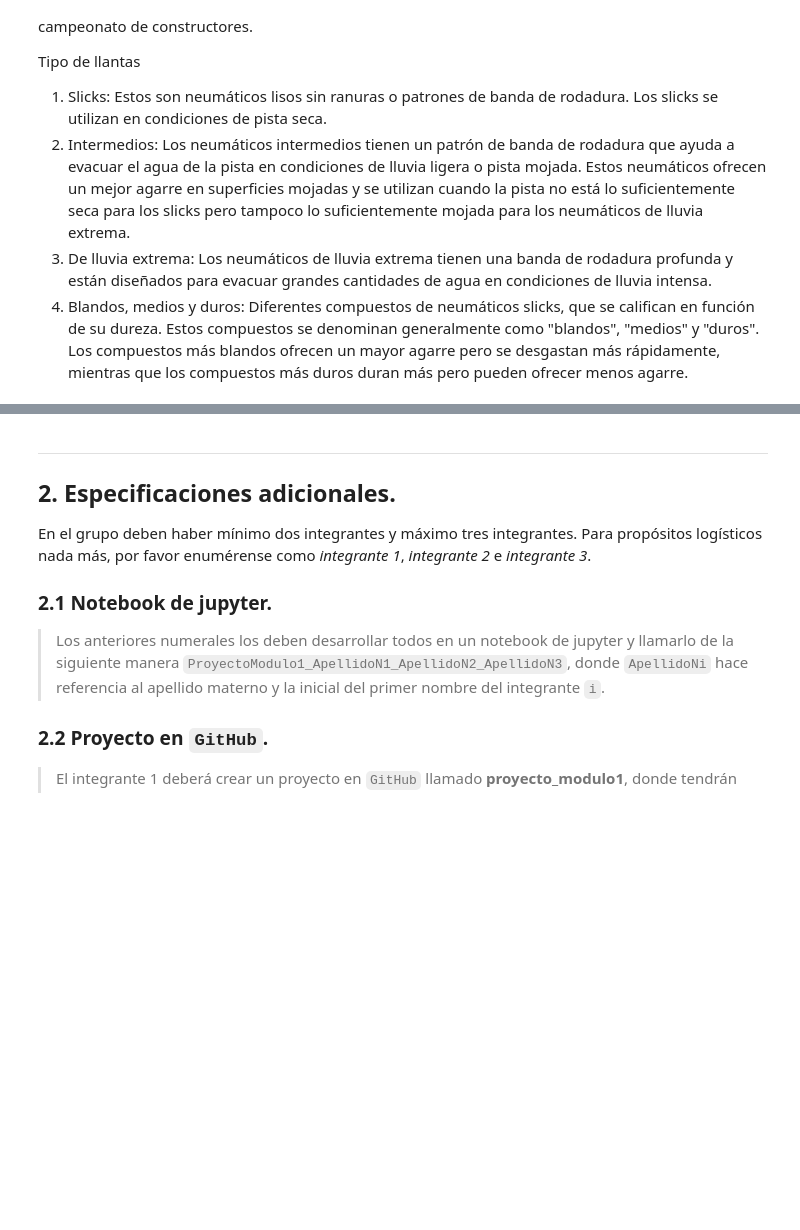
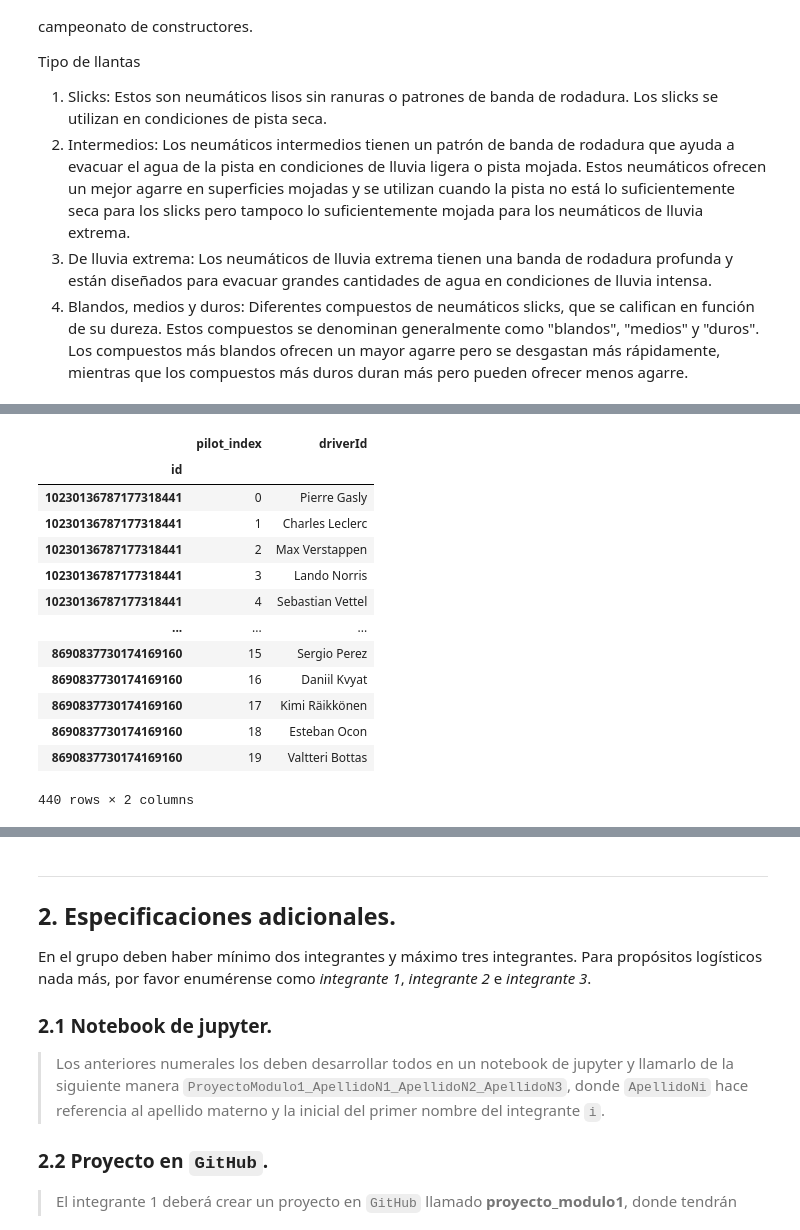
Before and after one commit to carolanb/Proyecto_modulo1, a Jupyter notebook: GuiaProyectoActual.ipynb, the cells around one changed output, grey strips where cells are left out. Drawn from its saved outputs; the diff is of its cells as text; code cells hidden in the pictures; blank space fills up the shorter version.

```diff
--- a/GuiaProyectoActual.ipynb
+++ b/GuiaProyectoActual.ipynb
@@ -187,0 +198,21 @@ d_trk_temp
+# %%
+pilotdata= pd.read_excel("participant_racet.xlsx")
+p_d = pd.DataFrame(pilotdata)
+p_d.set_index('id', inplace=True)
+p_d = p_d.drop(["Source.Name", "maxRPM","idleRPM","teamId"], axis=1)
+p_d
+# %% [output]
+|  | pilot_index | driverId |
+| id |  |  |
+| 10230136787177318441 | 0 | Pierre Gasly |
+| 10230136787177318441 | 1 | Charles Leclerc |
+| 10230136787177318441 | 2 | Max Verstappen |
+| 10230136787177318441 | 3 | Lando Norris |
+| 10230136787177318441 | 4 | Sebastian Vettel |
+| ... | ... | ... |
+| 8690837730174169160 | 15 | Sergio Perez |
+| 8690837730174169160 | 16 | Daniil Kvyat |
+| 8690837730174169160 | 17 | Kimi Räikkönen |
+| 8690837730174169160 | 18 | Esteban Ocon |
+| 8690837730174169160 | 19 | Valtteri Bottas |
+440 rows × 2 columns
```
Also changed, not shown: parts of 4 cells of this notebook, 2 other files.
